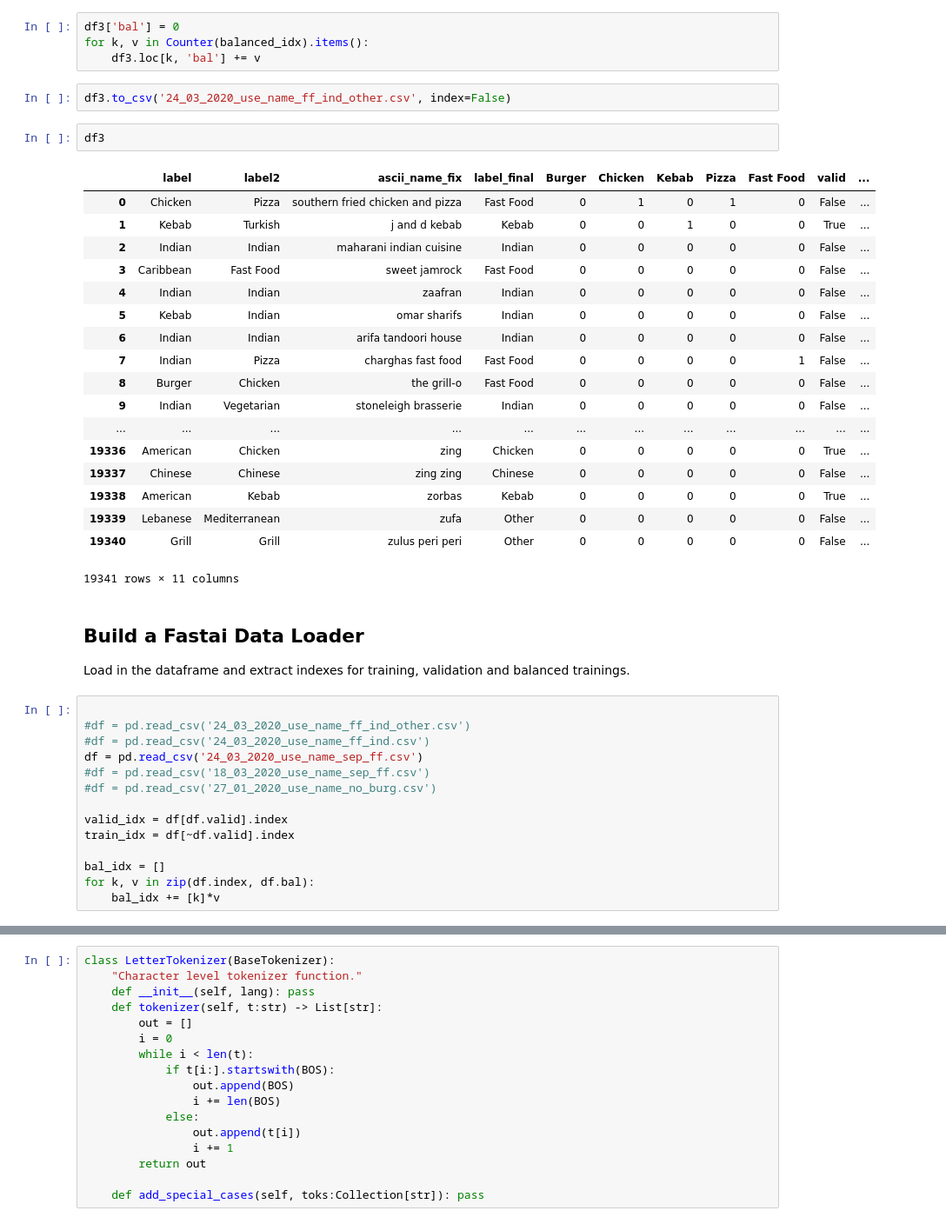
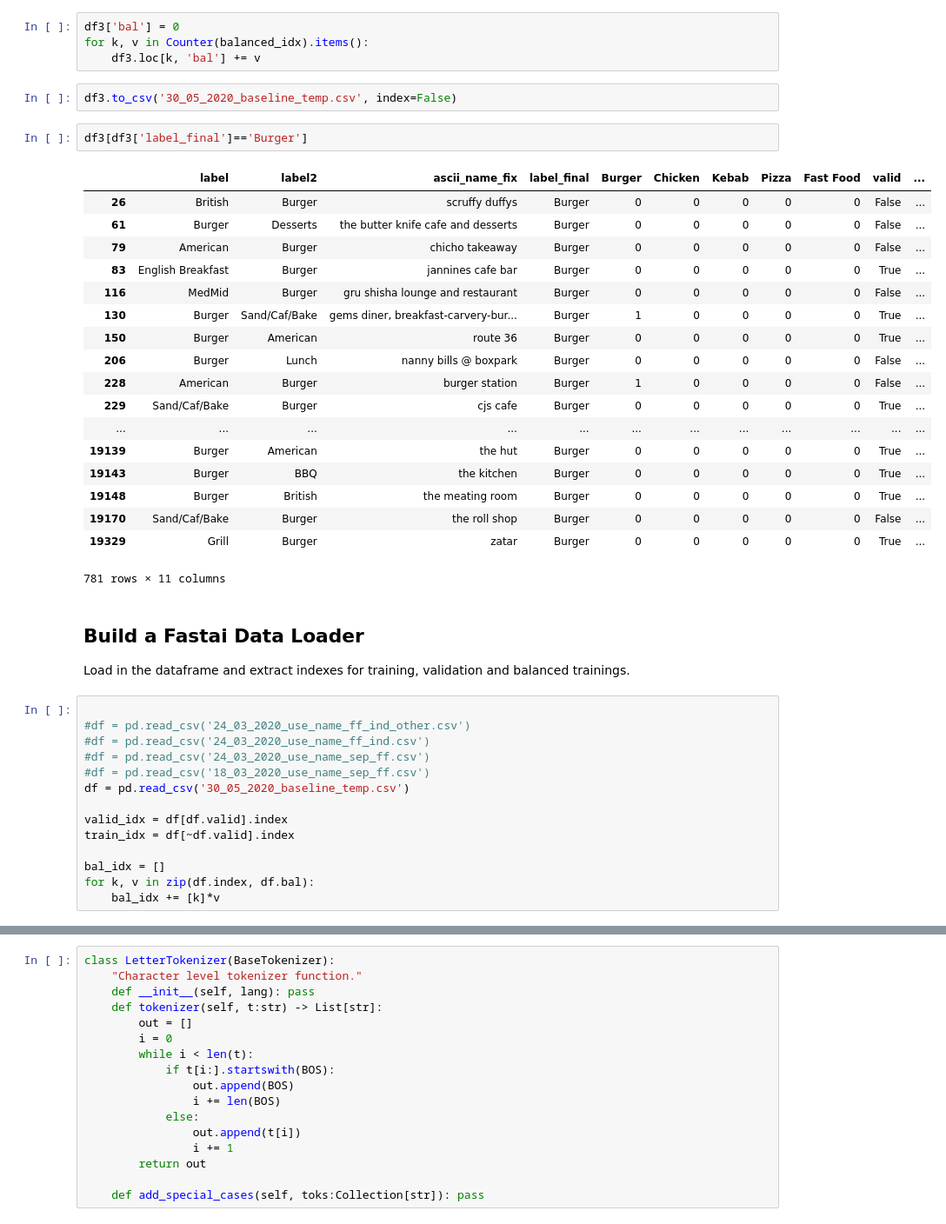
Before and after one commit to tombisho/takeaways, a Jupyter notebook: takeaways_rev_classification_19_03_2020.ipynb, the cells around one changed output, grey strips where cells are left out. Shown at 87% size. Saved outputs shown, nothing was run; the diff lists cells and outputs as text.

```diff
--- a/takeaways_rev_classification_19_03_2020.ipynb
+++ b/takeaways_rev_classification_19_03_2020.ipynb
@@ -714,28 +730,28 @@ df3['bal'] = 0
 for k, v in Counter(balanced_idx).items():
     df3.loc[k, 'bal'] += v
 # %%
-df3.to_csv('24_03_2020_use_name_ff_ind_other.csv', index=False)
+df3.to_csv('30_05_2020_baseline_temp.csv', index=False)
-# %%
-df3
-# %% [output]
-|  | label | label2 | ascii_name_fix | label_final | Burger | Chicken | Kebab | Pizza | Fast Food | valid | ... |
-| 0 | Chicken | Pizza | southern fried chicken and pizza | Fast Food | 0 | 1 | 0 | 1 | 0 | False | ... |
-| 1 | Kebab | Turkish | j and d kebab | Kebab | 0 | 0 | 1 | 0 | 0 | True | ... |
-| 2 | Indian | Indian | maharani indian cuisine | Indian | 0 | 0 | 0 | 0 | 0 | False | ... |
-| 3 | Caribbean | Fast Food | sweet jamrock | Fast Food | 0 | 0 | 0 | 0 | 0 | False | ... |
-| 4 | Indian | Indian | zaafran | Indian | 0 | 0 | 0 | 0 | 0 | False | ... |
-| 5 | Kebab | Indian | omar sharifs | Indian | 0 | 0 | 0 | 0 | 0 | False | ... |
-| 6 | Indian | Indian | arifa tandoori house | Indian | 0 | 0 | 0 | 0 | 0 | False | ... |
-| 7 | Indian | Pizza | charghas fast food | Fast Food | 0 | 0 | 0 | 0 | 1 | False | ... |
-| 8 | Burger | Chicken | the grill-o | Fast Food | 0 | 0 | 0 | 0 | 0 | False | ... |
-| 9 | Indian | Vegetarian | stoneleigh brasserie | Indian | 0 | 0 | 0 | 0 | 0 | False | ... |
-| ... | ... | ... | ... | ... | ... | ... | ... | ... | ... | ... | ... |
-| 19336 | American | Chicken | zing | Chicken | 0 | 0 | 0 | 0 | 0 | True | ... |
-| 19337 | Chinese | Chinese | zing zing | Chinese | 0 | 0 | 0 | 0 | 0 | False | ... |
-| 19338 | American | Kebab | zorbas | Kebab | 0 | 0 | 0 | 0 | 0 | True | ... |
-| 19339 | Lebanese | Mediterranean | zufa | Other | 0 | 0 | 0 | 0 | 0 | False | ... |
-| 19340 | Grill | Grill | zulus peri peri | Other | 0 | 0 | 0 | 0 | 0 | False | ... |
-19341 rows × 11 columns
+# %%
+df3[df3['label_final']=='Burger']
+# %% [output]
+|  | label | label2 | ascii_name_fix | label_final | Burger | Chicken | Kebab | Pizza | Fast Food | valid | ... |
+| 26 | British | Burger | scruffy duffys | Burger | 0 | 0 | 0 | 0 | 0 | False | ... |
+| 61 | Burger | Desserts | the butter knife cafe and desserts | Burger | 0 | 0 | 0 | 0 | 0 | False | ... |
+| 79 | American | Burger | chicho takeaway | Burger | 0 | 0 | 0 | 0 | 0 | False | ... |
+| 83 | English Breakfast | Burger | jannines cafe bar | Burger | 0 | 0 | 0 | 0 | 0 | True | ... |
+| 116 | MedMid | Burger | gru shisha lounge and restaurant | Burger | 0 | 0 | 0 | 0 | 0 | False | ... |
+| 130 | Burger | Sand/Caf/Bake | gems diner, breakfast-carvery-bur... | Burger | 1 | 0 | 0 | 0 | 0 | True | ... |
+| 150 | Burger | American | route 36 | Burger | 0 | 0 | 0 | 0 | 0 | True | ... |
+| 206 | Burger | Lunch | nanny bills @ boxpark | Burger | 0 | 0 | 0 | 0 | 0 | False | ... |
+| 228 | American | Burger | burger station | Burger | 1 | 0 | 0 | 0 | 0 | False | ... |
+| 229 | Sand/Caf/Bake | Burger | cjs cafe | Burger | 0 | 0 | 0 | 0 | 0 | True | ... |
+| ... | ... | ... | ... | ... | ... | ... | ... | ... | ... | ... | ... |
+| 19139 | Burger | American | the hut | Burger | 0 | 0 | 0 | 0 | 0 | True | ... |
+| 19143 | Burger | BBQ | the kitchen | Burger | 0 | 0 | 0 | 0 | 0 | True | ... |
+| 19148 | Burger | British | the meating room | Burger | 0 | 0 | 0 | 0 | 0 | True | ... |
+| 19170 | Sand/Caf/Bake | Burger | the roll shop | Burger | 0 | 0 | 0 | 0 | 0 | False | ... |
+| 19329 | Grill | Burger | zatar | Burger | 0 | 0 | 0 | 0 | 0 | True | ... |
+781 rows × 11 columns
 # %% [markdown]
 ## Build a Fastai Data Loader
 
@@ -744,9 +760,9 @@ Load in the dataframe and extract indexes for training, validation and balanced
 
 #df = pd.read_csv('24_03_2020_use_name_ff_ind_other.csv')
 #df = pd.read_csv('24_03_2020_use_name_ff_ind.csv')
-df = pd.read_csv('24_03_2020_use_name_sep_ff.csv')
+#df = pd.read_csv('24_03_2020_use_name_sep_ff.csv')
 #df = pd.read_csv('18_03_2020_use_name_sep_ff.csv')
-#df = pd.read_csv('27_01_2020_use_name_no_burg.csv')
+df = pd.read_csv('30_05_2020_baseline_temp.csv')
 
 valid_idx = df[df.valid].index
 train_idx = df[~df.valid].index
```
Also changed, not shown: parts of 20 cells of this notebook, 5 other files.
